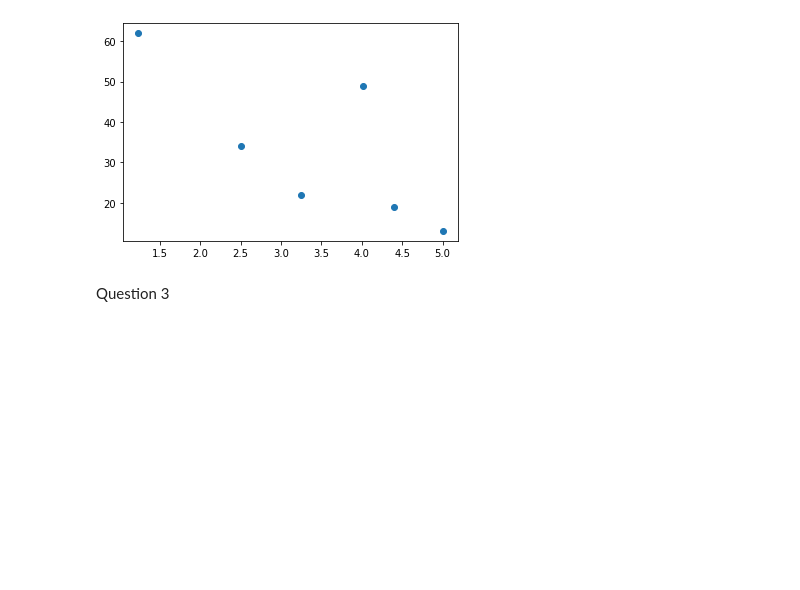
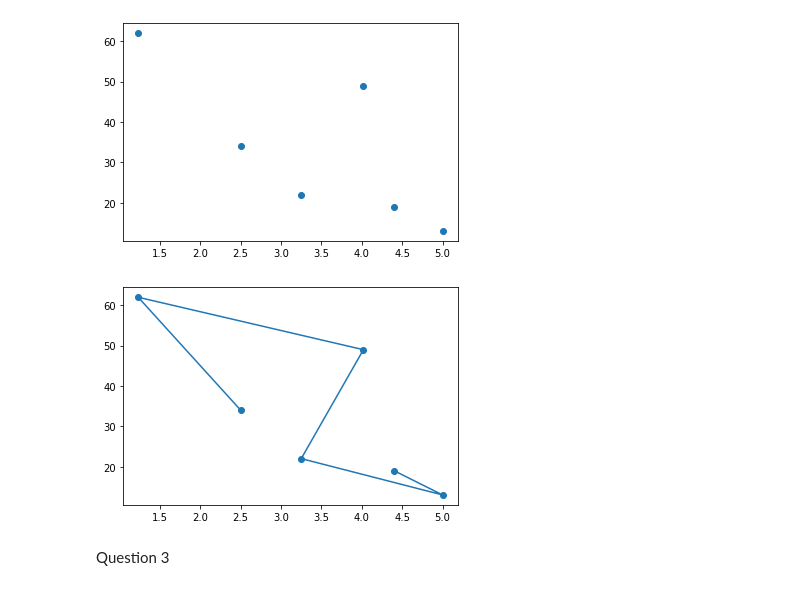
Before and after one commit to aallen5636/Module-3-Assignment-1----Matplotlib-and-pyplot-No-GHCR, a Jupyter notebook: Module 3: Assignment 1 -- Matplotlib and pyplot No GHCR.ipynb, the cells around one changed output. Drawn from its saved outputs; the diff is of its cells as text; code cells hidden in the pictures; blank space fills up the shorter version.

```diff
--- a/Module 3: Assignment 1 -- Matplotlib and pyplot No GHCR.ipynb
+++ b/Module 3: Assignment 1 -- Matplotlib and pyplot No GHCR.ipynb
@@ -53,6 +56,15 @@ plt.scatter(x, y)
 plt.show()
 # %% [output]
 [figure]
+# %%
+x = [2.50, 1.23, 4.02, 3.25, 5.00, 4.40]
+y = [34, 62, 49, 22, 13, 19]
+
+plt.scatter(x, y)
+plt.plot(x,y)
+plt.show()
+# %% [output]
+[figure, added]
 # %% [markdown]
 Question 3
 # %%
```
Also changed, not shown: parts of 3 cells of this notebook.
